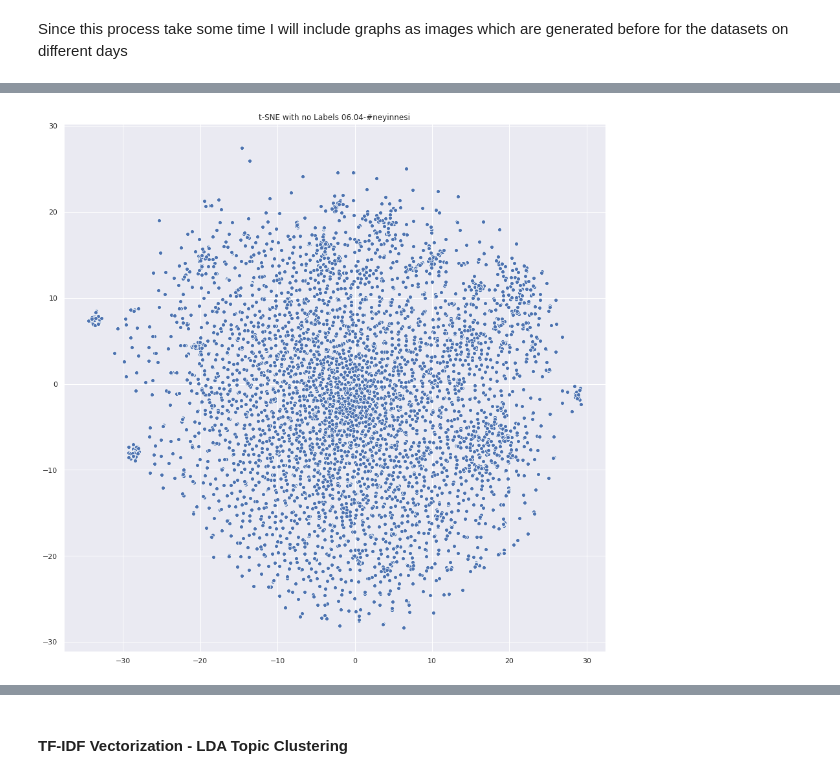
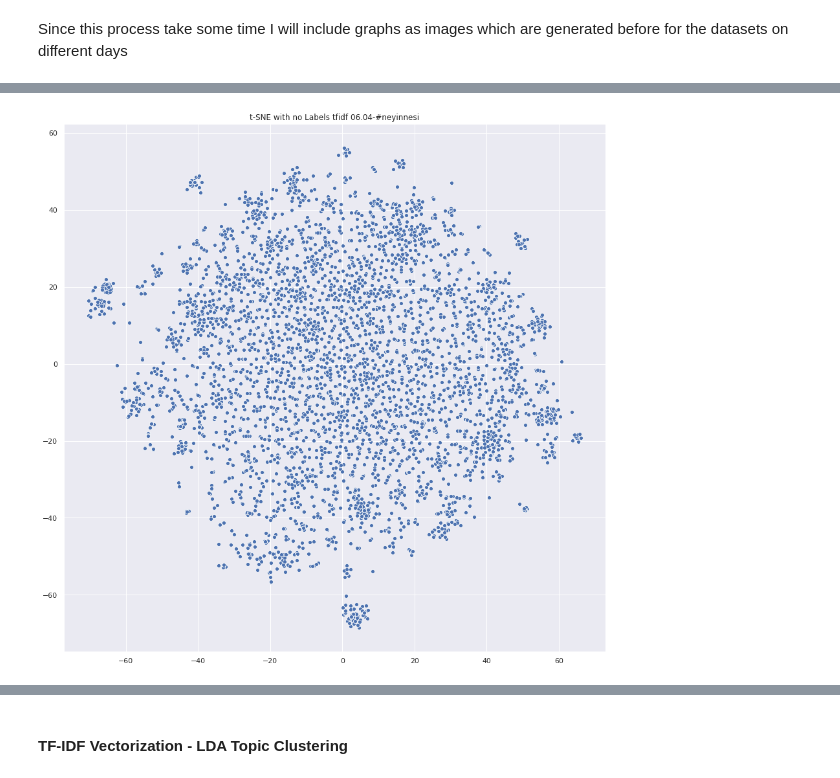
Before and after one commit to kemaltulum/hack-covid-with-nlp, a Jupyter notebook: notebooks/tweetAnalysisReport.ipynb, the cells around one changed output, grey strips where cells are left out. Cells and saved outputs as stored; diff of their text form; code cells hidden in the pictures.

```diff
--- a/notebooks/tweetAnalysisReport.ipynb
+++ b/notebooks/tweetAnalysisReport.ipynb
@@ -145,7 +141,17 @@ hashtags_map = {
     '07.04': '#biralkışda', # 7 Nisan 2020 Salı
     '08.04': '#hepsinitopla', # 8 Nisan 2020 Çarşamba
     '09.04': '#kabuledilemez', # 9 Nisan 2020 Perşembe
-    '10.04': '#neredenbulacağım' # 10 Nisan 2020 Cuma
+    '10.04': '#neredenbulacağım', # 10 Nisan 2020 Cuma
+    '13.04': '#gittimgeldim', # 13 Nisan 2020 Pazartesi
+    '14.04': '#işaş', # 14 Nisan 2020 Salı
+    '15.04': '#veresiyedefteri', # 15 Nisan 2020 Çarşamba
+    '16.04': '#çağrımvar', # 16 Nisan 2020 Perşembe
+    '17.04': '#sesverin', # 17 Nisan 2020 Cuma
+    '20.04': '#çıldıracağım', # 20 Nisan 2020 Pazartesi
+    '21.04': '#nereyevarır', # 21 Nisan 2020 Salı
+    '22.04': '#çocuklarınmutluluğu', # 22 Nisan 2020 Çarşamba
+    '23.04': '#halkınmeclisi', # 23 Nisan 2020 Perşembe
+    '24.04': '#akıllarazarar' # 24 Nisan 2020 Cuma
 }
 
 hashtags_by_day = {
@@ -156,6 +162,16 @@ hashtags_by_day = {
     '08.04': tweet_df[tweet_df['hashtag_id'] == '#hepsinitopla'], # 8 Nisan 2020 Çarşamba
     '09.04': tweet_df[tweet_df['hashtag_id'] == '#kabuledilemez'], # 9 Nisan 2020 Perşembe
     '10.04': tweet_df[tweet_df['hashtag_id'] == '#neredenbulacağım'], # 10 Nisan 2020 Cuma
+    '13.04': tweet_df[tweet_df['hashtag_id'] == '#gittimgeldim'], # 13 Nisan 2020 Pazartesi
+    '14.04': tweet_df[tweet_df['hashtag_id'] == '#işaş'], # 14 Nisan 2020 Salı
+    '15.04': tweet_df[tweet_df['hashtag_id'] == '#veresiyedefteri'], # 15 Nisan 2020 Çarşamba
+    '16.04': tweet_df[tweet_df['hashtag_id'] == '#çağrımvar'], # 16 Nisan 2020 Perşembe
+    '17.04': tweet_df[tweet_df['hashtag_id'] == '#sesverin'], # 17 Nisan 2020 Cuma
+    '20.04': tweet_df[tweet_df['hashtag_id'] == '#çıldıracağım'], # 20 Nisan 2020 Pazartesi
+    '21.04': tweet_df[tweet_df['hashtag_id'] == '#nereyevarır'], # 21 Nisan 2020 Salı
+    '22.04': tweet_df[tweet_df['hashtag_id'] == '#çocuklarınmutluluğu'], # 22 Nisan 2020 Çarşamba
+    '23.04': tweet_df[tweet_df['hashtag_id'] == '#halkınmeclisi'], # 23 Nisan 2020 Perşembe
+    '24.04': tweet_df[tweet_df['hashtag_id'] == '#akıllarazarar'] # 24 Nisan 2020 Cuma
 }
 # %% [markdown]
 #### Choose the Day
@@ -181,7 +205,8 @@ def vectorize(text, maxx_features):
     X = vectorizer.fit_transform(text)
     return X
 
-text = tweet_df['processed_text'].values
-X = vectorize(text, 2 ** 10)
+
+corpus = tweet_df['processed_text']
+X = vectorize(corpus, 2 ** 10)
 X.shape
 # %% [output]
@@ -268,3 +247,17 @@ plt.show()
+# %%
+X_line = [K[0], K[-1]]
+Y_line = [distortions[0], distortions[-1]]
+
+sns.set(rc={'figure.figsize':(8,6)})
+
+# Plot the elbow
+plt.plot(K, distortions, 'b-')
+plt.plot(X_line, Y_line, 'r')
+plt.xlabel('k')
+plt.ylabel('Distortion')
+plt.title('The Elbow Method for optimal k ({}-{})'.format(hashtag_id, hashtag_day))
+plt.savefig("graphs/elbow_method_{}.png".format(hashtag_day))
+plt.show()
 # %% [markdown]
 Since this process take some time I will include graphs as images which are generated before for the datasets on different days
 # %%
@@ -337,6 +279,6 @@ tweet_df['y_w2vec'] = y_pred_w2vec
 # %%
 from sklearn.manifold import TSNE
 
-tsne = TSNE(verbose=1, perplexity=100, random_state=42)
+tsne = TSNE(verbose=1, perplexity=50, random_state=42)
 X_embedded = tsne.fit_transform(X.toarray())
 # %% [output]
@@ -370,14 +296,14 @@ X_embedded_w2vec = tsne.fit_transform(X_w2vec)
 # %%
 # sns settings
 sns.set(rc={'figure.figsize':(15,15)})
 
 # colors
 palette = sns.color_palette("bright", 1)
 
 # plot
 sns.scatterplot(X_embedded[:,0], X_embedded[:,1], palette=palette)
-plt.title('t-SNE with no Labels {}-{}'.format(hashtag_day, hashtag_id))
+plt.title('t-SNE with no Labels tfidf {}-{}'.format(hashtag_day, hashtag_id))
 plt.savefig("t-sne_{}.png".format(hashtag_day))
 plt.show()
 # %% [output]
-[figure, old version]
+[figure, new version]
```
Also changed, not shown: parts of 70 cells of this notebook, 25 other files.
